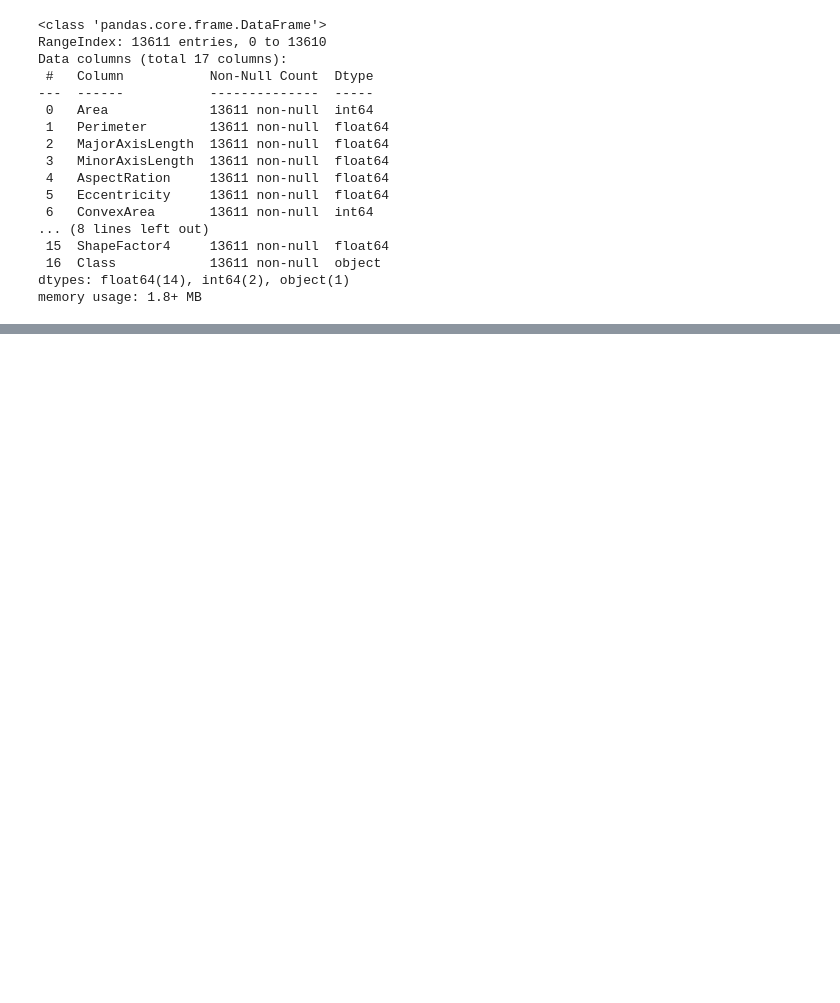
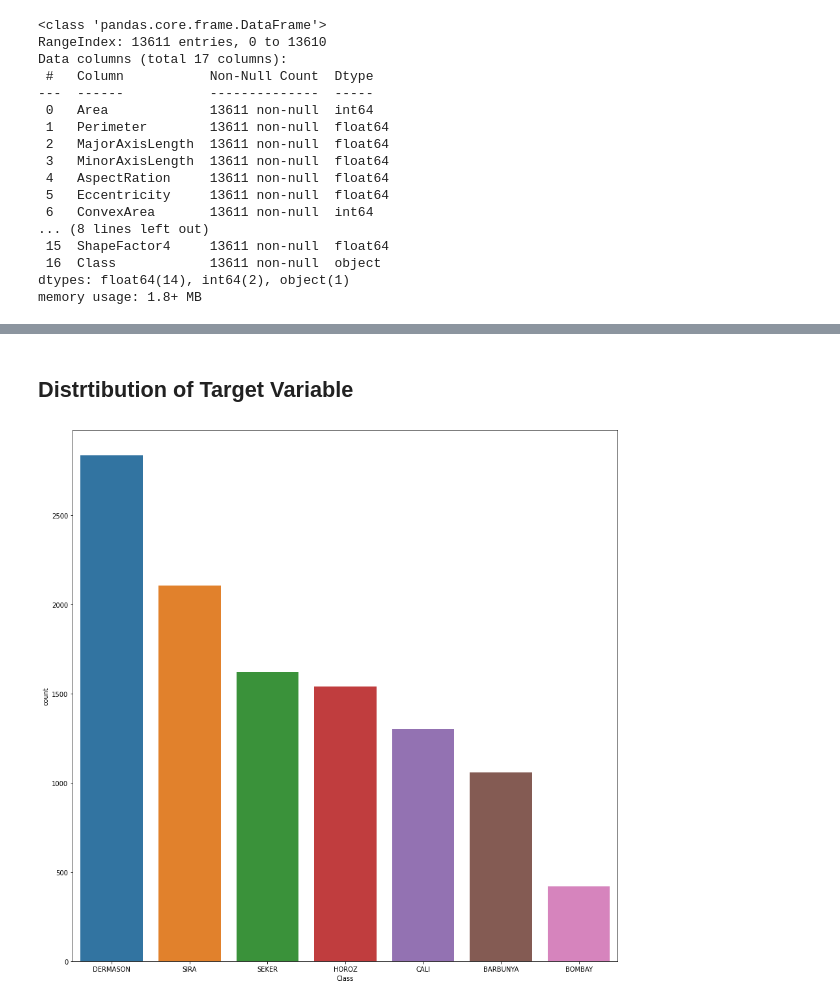
Before and after one commit to tlchampion/drybeans, a Jupyter notebook: notebooks/db_eda.ipynb, the cells around one changed output, grey strips where cells are left out. Cells and saved outputs as stored; diff of their text form; code cells hidden in the pictures; blank space fills up the shorter version.

```diff
--- a/notebooks/db_eda.ipynb
+++ b/notebooks/db_eda.ipynb
@@ -173,0 +261,7 @@ plt.show()
+# %% [markdown]
+## Distrtibution of Target Variable
+# %%
+fig = plt.figure(figsize=(15,15))
+sns.countplot(x=y_train,order = y_train.value_counts().index);
+# %% [output]
+[figure, added]
```
Also changed, not shown: parts of 37 cells of this notebook.
